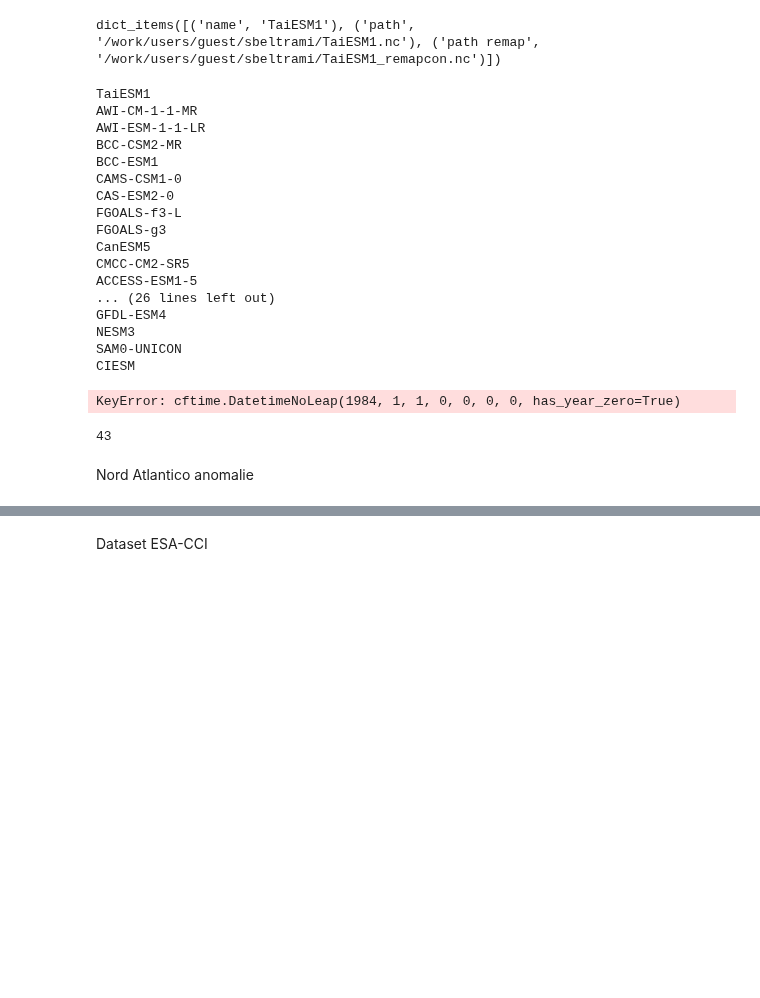
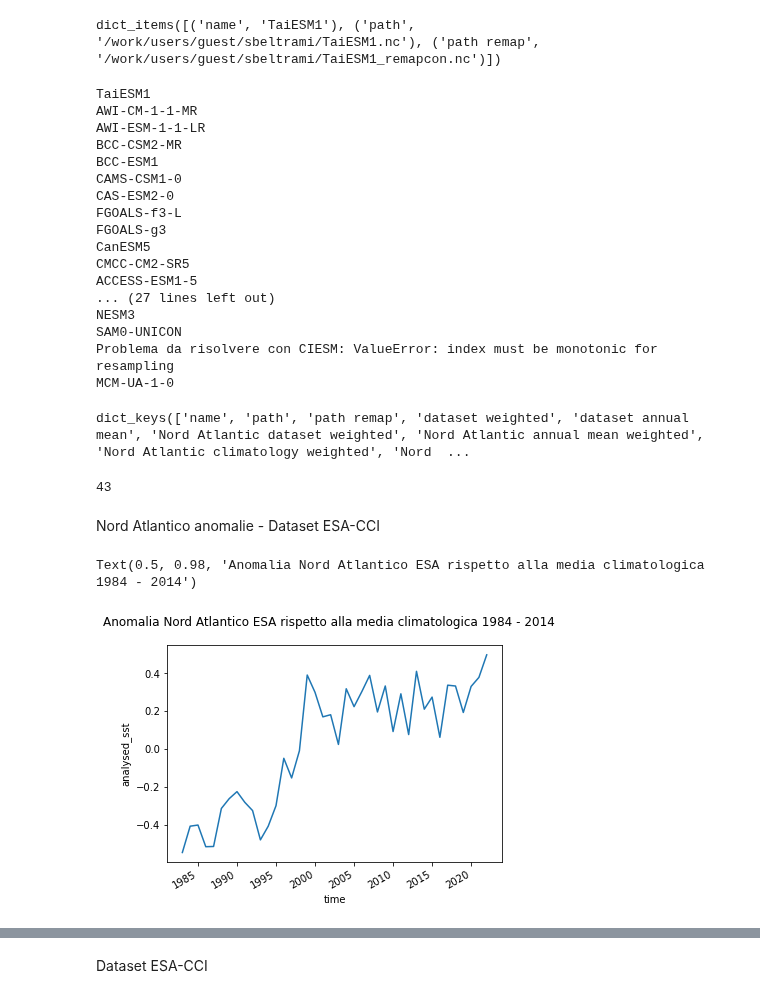
Before and after one commit to sbeltrami/tesi, a Jupyter notebook: modelli.ipynb, the cells around one changed output, grey strips where cells are left out. Cells and saved outputs as stored; diff of their text form; code cells hidden in the pictures; blank space fills up the shorter version.

Commit message:
CMIP6 models weighted dataset, annual mean, anomaly, bias

```diff
--- a/modelli.ipynb
+++ b/modelli.ipynb
@@ -65,22 +67,26 @@ for name in models.keys():
         models[name]['dataset weighted'] = compute_dataset_weighted(dataset["tos"])
         #medie annuali con dataset pesato
         if name == 'CIESM': #da modificare!!
-            models[name]['dataset annual mean'] = 1
-            print(models[name]['name'])
+            print("Problema da risolvere con CIESM: ValueError: index must be monotonic for resampling")
         else:
             models[name]['dataset annual mean'] = compute_annual_mean_weighted(models[name]['dataset weighted'])
             print(models[name]['name'])
 
-        #Seleziono il box del Nord Atlantico
-        na_box = dataset.sel(lon=slice(260,360), lat=slice(30,70))
-        #peso il dataset Nord Atlantico
-        models[name]['Nord Atlantic dataset weighted'] = compute_dataset_weighted(na_box["tos"])
-        #Seleziono la climatologia
-        na_box_climat = na_box.sel(time=slice("1984-01", "2014-12"))
-        #peso il dataset del periodo scelto per la climatologia
-        models[name]['Nord Atlantic climatology weighted'] = compute_dataset_weighted(na_box_climat["tos"])
-        #Calcolo l'anomalia di tos rispetto alla climatologia scelta
-        models[name]['Nord Atlantic anomaly'] = compute_anomaly(models[name]['Nord Atlantic dataset weighted'],models[name]['Nord Atlantic climatology weighted'])
+            #Risolvi il problema con CIESM e poi metti tutto insieme
+            #Seleziono il box del Nord Atlantico
+            na_box = dataset.sel(lon=slice(260,360), lat=slice(30,70))
+            #peso il dataset Nord Atlantico
+            models[name]['Nord Atlantic dataset weighted'] = compute_dataset_weighted(na_box["tos"])
+            #calcolo la media annuale del dataset Nord Atlantico
+            models[name]['Nord Atlantic annual mean weighted'] = compute_annual_mean_weighted(models[name]['Nord Atlantic dataset weighted'])
+            #Seleziono la climatologia
+            na_box_climat = na_box.sel(time=slice("1984-01", "2014-12"))
+            #peso il dataset del periodo scelto per la climatologia
+            models[name]['Nord Atlantic climatology weighted'] = compute_dataset_weighted(na_box_climat["tos"])
+            #calcolo la media annuale del dataset na sul periodo scelto
+            models[name]['Nord Atlantic annual mean climatology'] = compute_annual_mean_weighted(models[name]['Nord Atlantic climatology weighted'])
+            #Calcolo l'anomalia di tos rispetto alla climatologia scelta
+            models[name]['Nord Atlantic anomaly'] = compute_anomaly(models[name]['Nord Atlantic annual mean weighted'],models[name]['Nord Atlantic annual mean climatology'])
 
         count_ok = count_ok + 1
     else:
@@ -100,15 +106,40 @@ FGOALS-g3
 CanESM5
 CMCC-CM2-SR5
 ACCESS-ESM1-5
-... (26 lines left out)
-GFDL-ESM4
+... (27 lines left out)
 NESM3
 SAM0-UNICON
-CIESM
+Problema da risolvere con CIESM: ValueError: index must be monotonic for resampling
+MCM-UA-1-0
-KeyError: cftime.DatetimeNoLeap(1984, 1, 1, 0, 0, 0, 0, has_year_zero=True)
+# %%
+models['TaiESM1'].keys()
+# %% [output]
+dict_keys(['name', 'path', 'path remap', 'dataset weighted', 'dataset annual mean', 'Nord Atlantic dataset weighted', 'Nord Atlantic annual mean weighted', 'Nord Atlantic climatology weighted', 'Nord  ...
 # %%
 len(models)
 # %% [output]
 43
 # %% [markdown]
-Nord Atlantico anomalie
+Nord Atlantico anomalie - Dataset ESA-CCI
+# %%
+#ESA-CCI box Nord Atlantico
+dataset_ESA_na=xr.open_dataset('/work/users/guest/sbeltrami/prova/ESA-CCI_SST_remap.nc').sel(lon=slice(260,360), lat=slice(30,70)) #seleziono lon lat del Nord Atlantico
+dataset_ESA_na_celsius = convert_dataset_celsius(dataset_ESA_na["analysed_sst"]) #converto in °C
+#dataset pesato
+dataset_ESA_weighted_na = compute_dataset_weighted(dataset_ESA_na_celsius)
+#media annuale Nord Atlantico
+annual_mean_esa_na = compute_annual_mean_weighted(dataset_ESA_weighted_na)
+#Scelgo periodo su cui calcolare la climatologia
+esa_na_1984_2014 = dataset_ESA_na_celsius.sel(time=slice("1984-01", "2014-12"))
+#peso il dataset del periodo scelto
+esa_na_1984_2014_weighted = compute_dataset_weighted(esa_na_1984_2014)
+#calcolo la media annuale sul periodo scelto
+annual_mean_esa_na_30 = compute_annual_mean_weighted(esa_na_1984_2014_weighted)
+#Calcolo l'anomalia di tos rispetto al periodo di riferimento scelto
+anomaly_esa = compute_anomaly(annual_mean_esa_na,annual_mean_esa_na_30)
+#plot
+anomaly_esa.plot()
+plt.suptitle('Anomalia Nord Atlantico ESA rispetto alla media climatologica 1984 - 2014')
+# %% [output]
+Text(0.5, 0.98, 'Anomalia Nord Atlantico ESA rispetto alla media climatologica 1984 - 2014')
+[figure, added]
```
Also changed, not shown: parts of 13 cells of this notebook.
